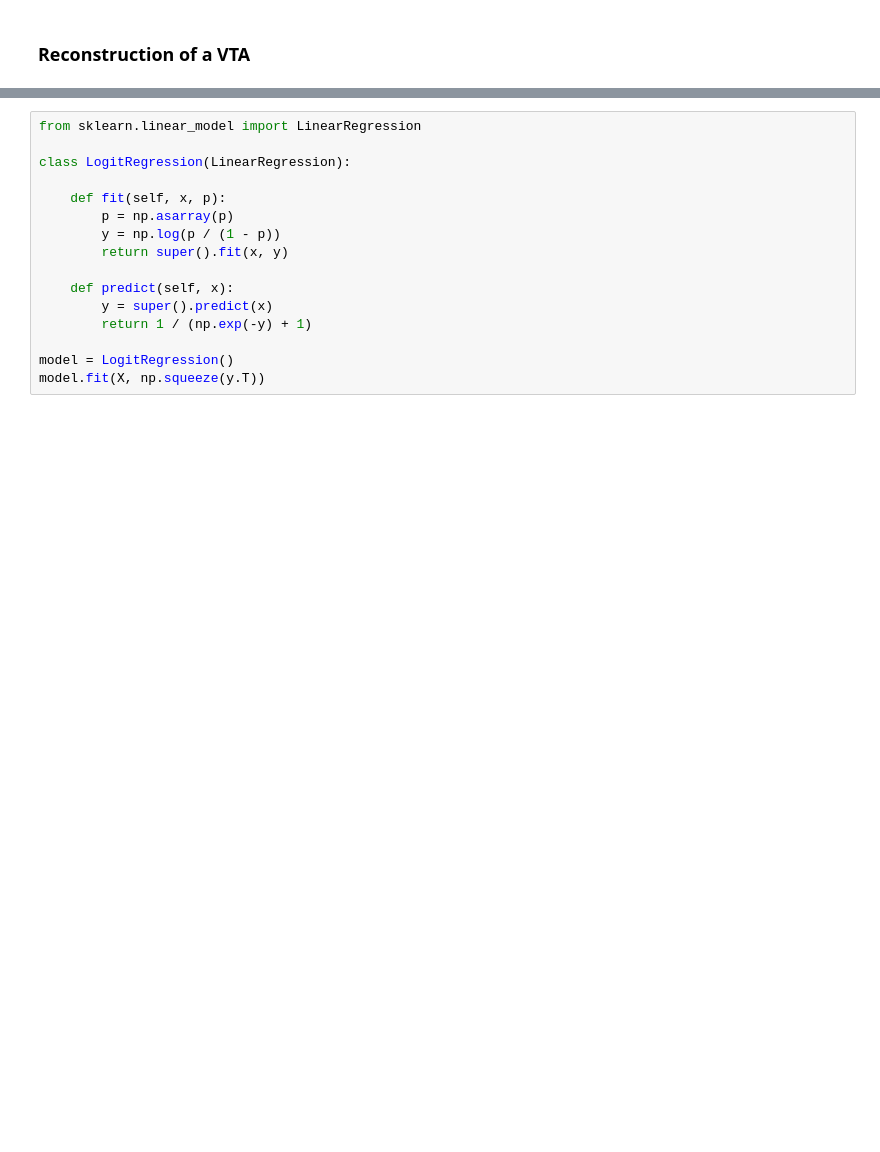
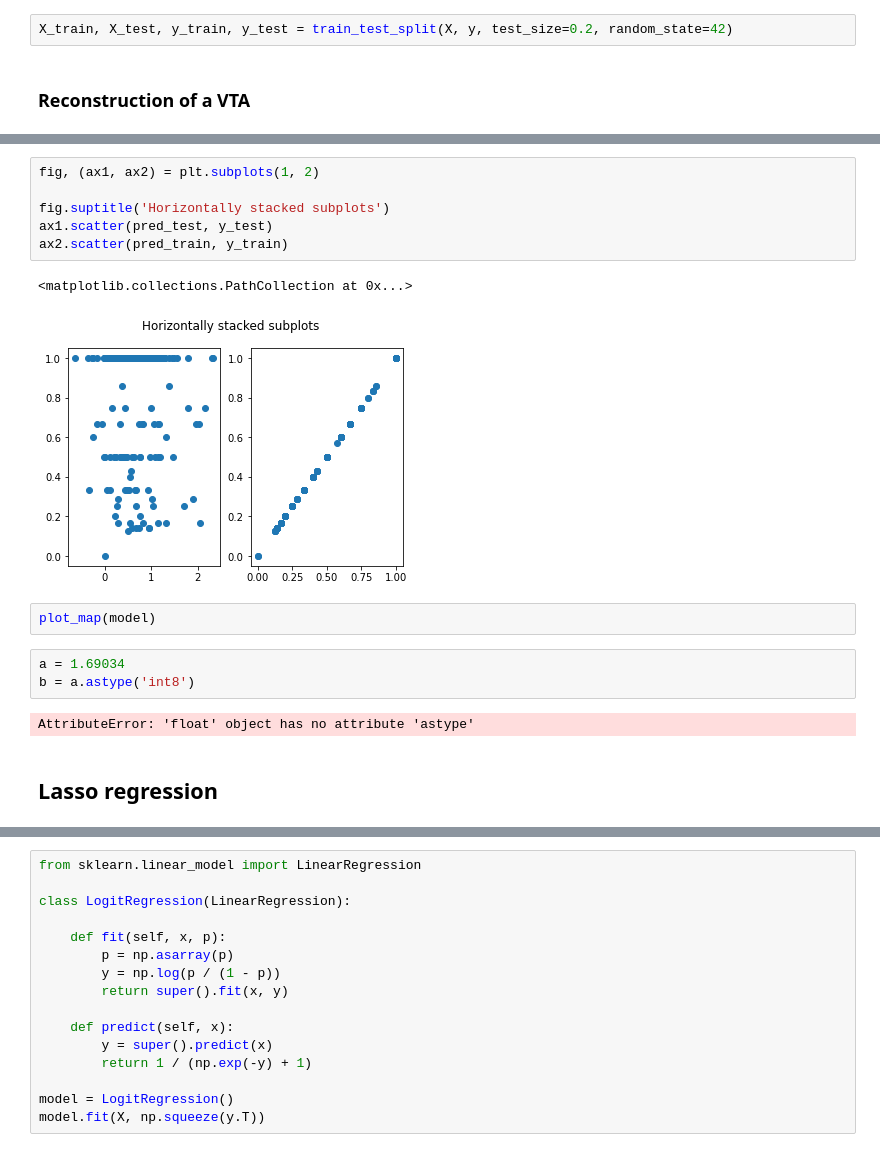
Before and after one commit to QuentinSav/probabilistic-stimulation-maps, a Jupyter notebook: Untitled.ipynb, the cells around one changed output, grey strips where cells are left out. Saved outputs shown, nothing was run; the diff lists cells and outputs as text; blank space fills up the shorter version.

```diff
--- a/Untitled.ipynb
+++ b/Untitled.ipynb
@@ -70,3 +94,5 @@ shape = data['shape']
+# %%
+X_train, X_test, y_train, y_test = train_test_split(X, y, test_size=0.2, random_state=42)
 # %% [markdown]
 ### Reconstruction of a VTA
 # %%
@@ -89,0 +119,18 @@ ValueError: Unknown label type: 'continuous'
+# %%
+fig, (ax1, ax2) = plt.subplots(1, 2)
+
+fig.suptitle('Horizontally stacked subplots')
+ax1.scatter(pred_test, y_test)
+ax2.scatter(pred_train, y_train)
+# %% [output]
+<matplotlib.collections.PathCollection at 0x...>
+[figure, added]
+# %%
+plot_map(model)
+# %%
+a = 1.69034
+b = a.astype('int8')
+# %% [output]
+AttributeError: 'float' object has no attribute 'astype'
+# %% [markdown]
+## Lasso regression
```
Also changed, not shown: parts of 13 cells of this notebook.
